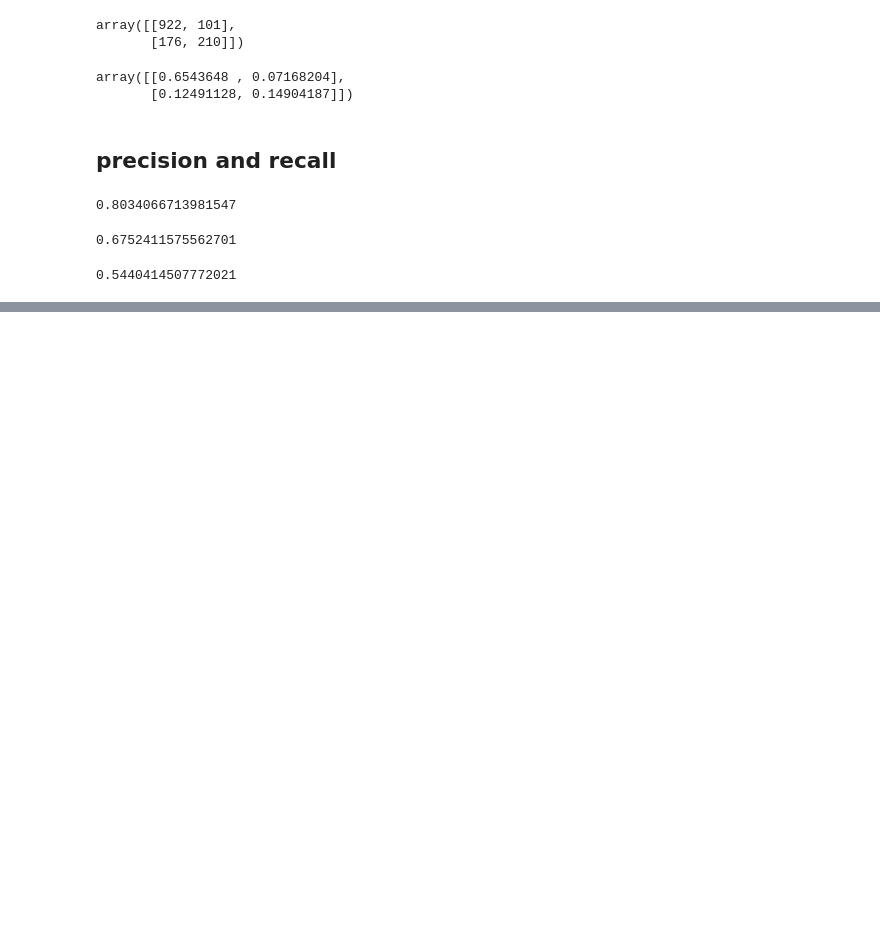
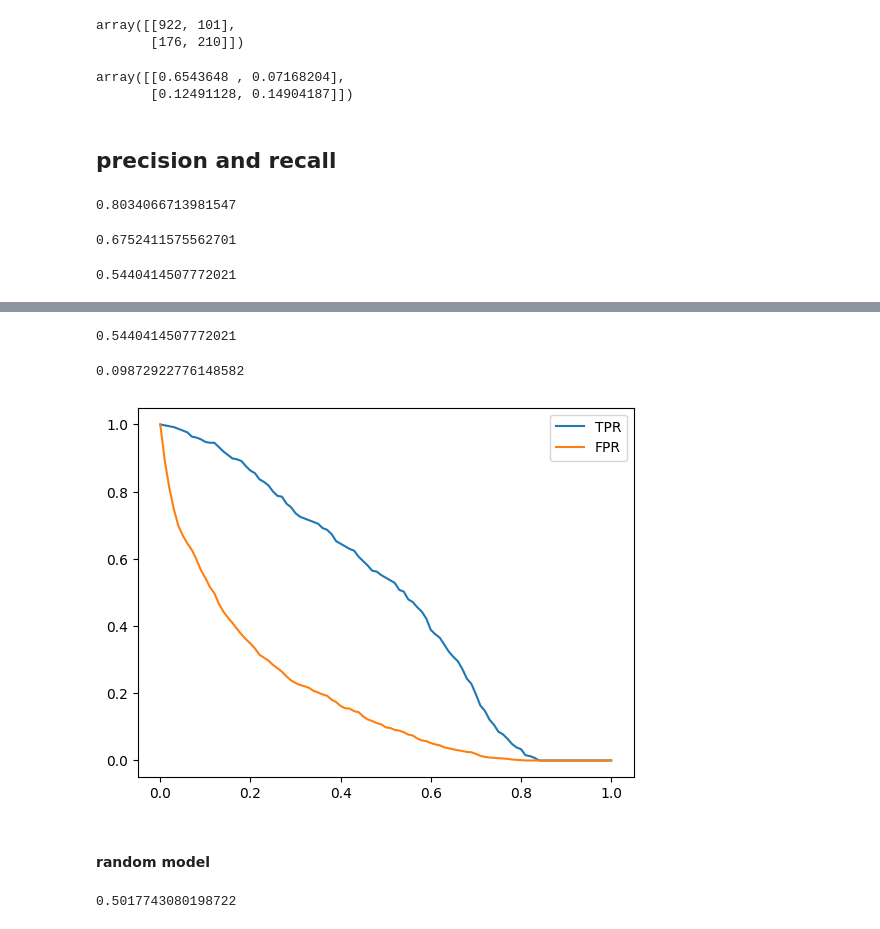
Before and after one commit to juanxo90/ml-zoomcamp, a Jupyter notebook: week_4/evaluation.ipynb, the cells around one changed output, grey strips where cells are left out. Cells and saved outputs as stored; diff of their text form; code cells hidden in the pictures; blank space fills up the shorter version.

```diff
--- a/week_4/evaluation.ipynb
+++ b/week_4/evaluation.ipynb
@@ -181,0 +186,43 @@ r
+# %%
+tpr = tp / (tp + fn)
+tpr
+# %% [output]
+0.5440414507772021
+# %%
+fpr = fp / (fp + tn)
+fpr
+# %% [output]
+0.09872922776148582
+# %%
+## evaluated by all possible thresholds
+scores = []
+thresholds = np.linspace(0, 1, 101)
+
+for t in thresholds:
+    actual_positive = (y_val == 1)
+    actual_negative = (y_val == 0)
+
+    predict_positive = (y_pred >= t)
+    predict_negative = (y_pred < t)
+
+    tp = (predict_positive & actual_positive).sum()
+    tn = (predict_negative & actual_negative).sum()
+    fp = (predict_positive & actual_negative).sum()
+    fn = (predict_negative & actual_positive).sum()
+
+    scores.append((t, tp, fp, fn, tn))
+# %%
+columns = ['threshold', 'tp', 'fp', 'fn', 'tn']
+df_scores = pd.DataFrame(scores, columns=columns)
+# %%
+df_scores['tpr'] = df_scores.tp / (df_scores.tp + df_scores.fn)
+df_scores['fpr'] = df_scores.fp / (df_scores.fp + df_scores.tn)
+# %%
+plt.plot(df_scores.threshold, df_scores.tpr, label='TPR')
+plt.plot(df_scores.threshold, df_scores.fpr, label='FPR')
+plt.legend()
+plt.show()
+# %% [output]
+[figure, added]
+# %% [markdown]
+#### random model
@@ -181,0 +232,4 @@ r
+# %%
+((y_rand >= 0.5) == y_val).mean() ##this is the accuacy of the model
+# %% [output]
+0.5017743080198722
```
Also changed, not shown: parts of 42 cells of this notebook.
